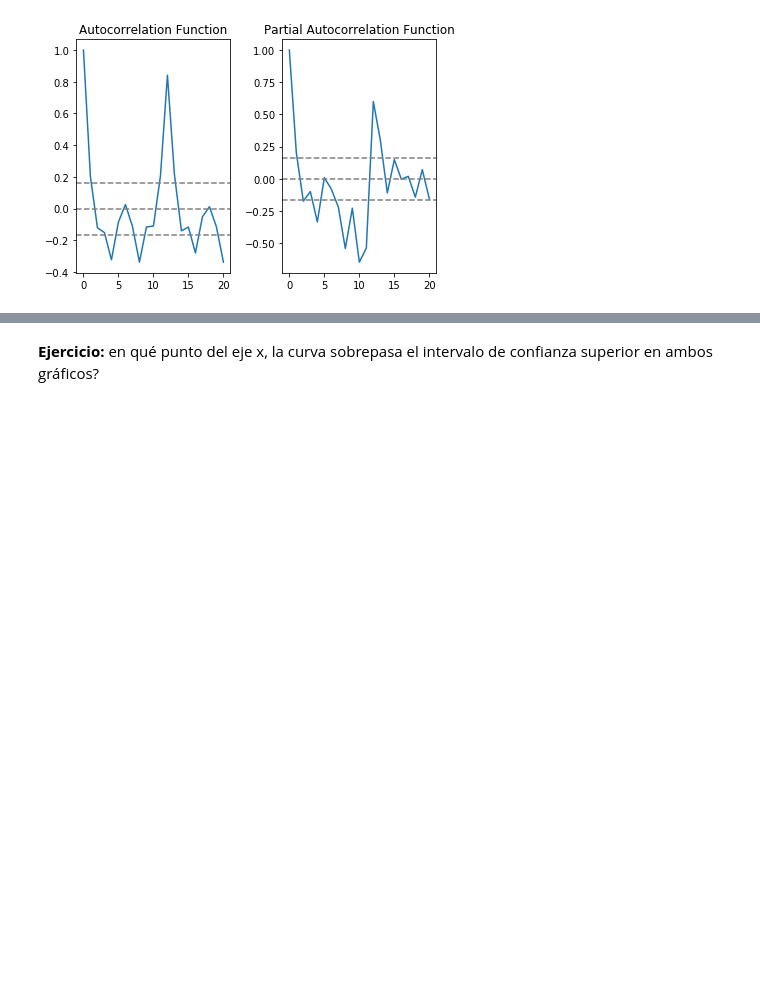
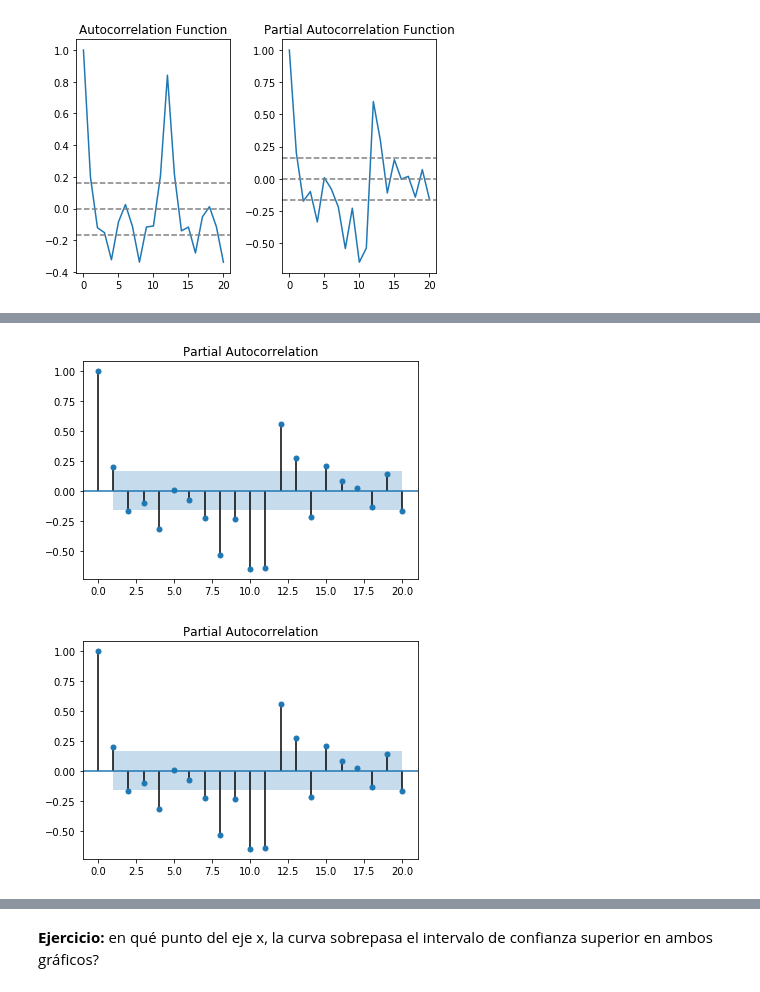
Before and after one commit to flcamacho/simulation_2019_2, a Jupyter notebook: notebooks/03. Time series.ipynb, the cells around one changed output, grey strips where cells are left out. Saved outputs shown, nothing was run; the diff lists cells and outputs as text; code cells hidden in the pictures; blank space fills up the shorter version.

```diff
--- a/notebooks/03. Time series.ipynb
+++ b/notebooks/03. Time series.ipynb
@@ -437,0 +463,5 @@ plt.tight_layout()
+# %%
+plot_pacf(ts_log_diff_shifting, lags=20)
+# %% [output]
+[figure, added]
+[figure, added]
```
Also changed, not shown: parts of 5 cells of this notebook, 3 other files.
